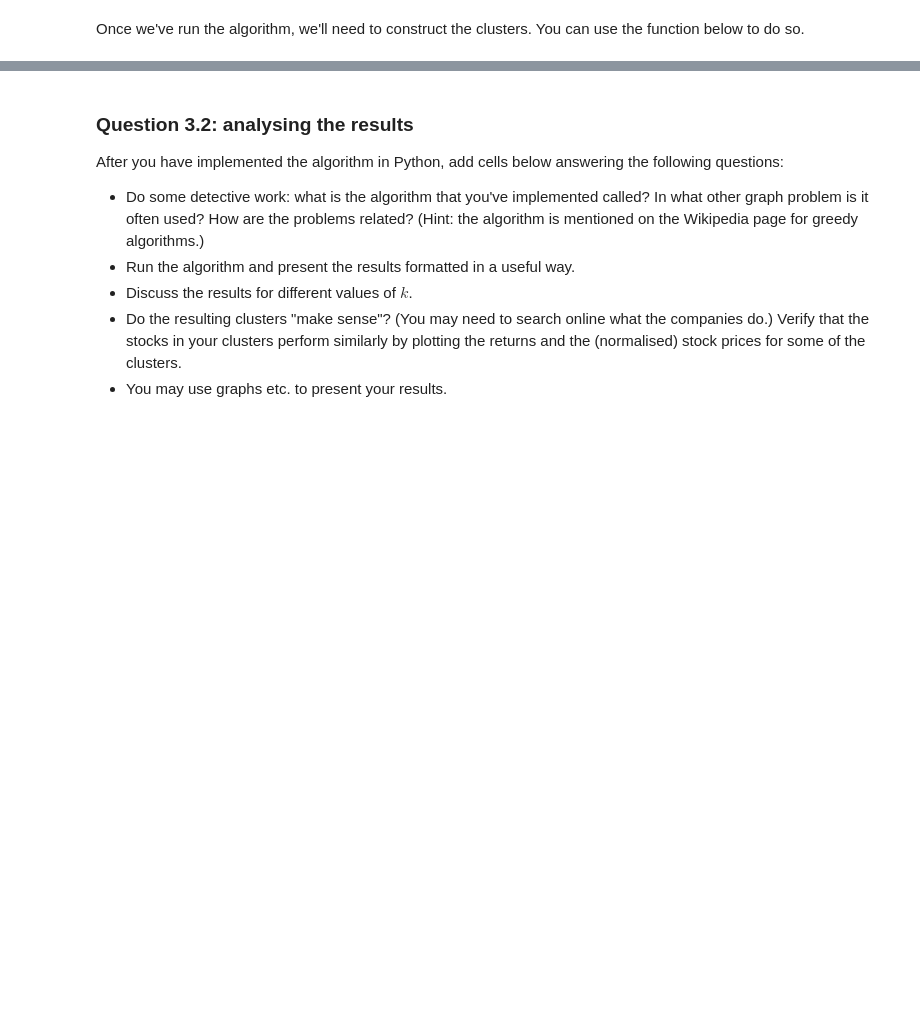
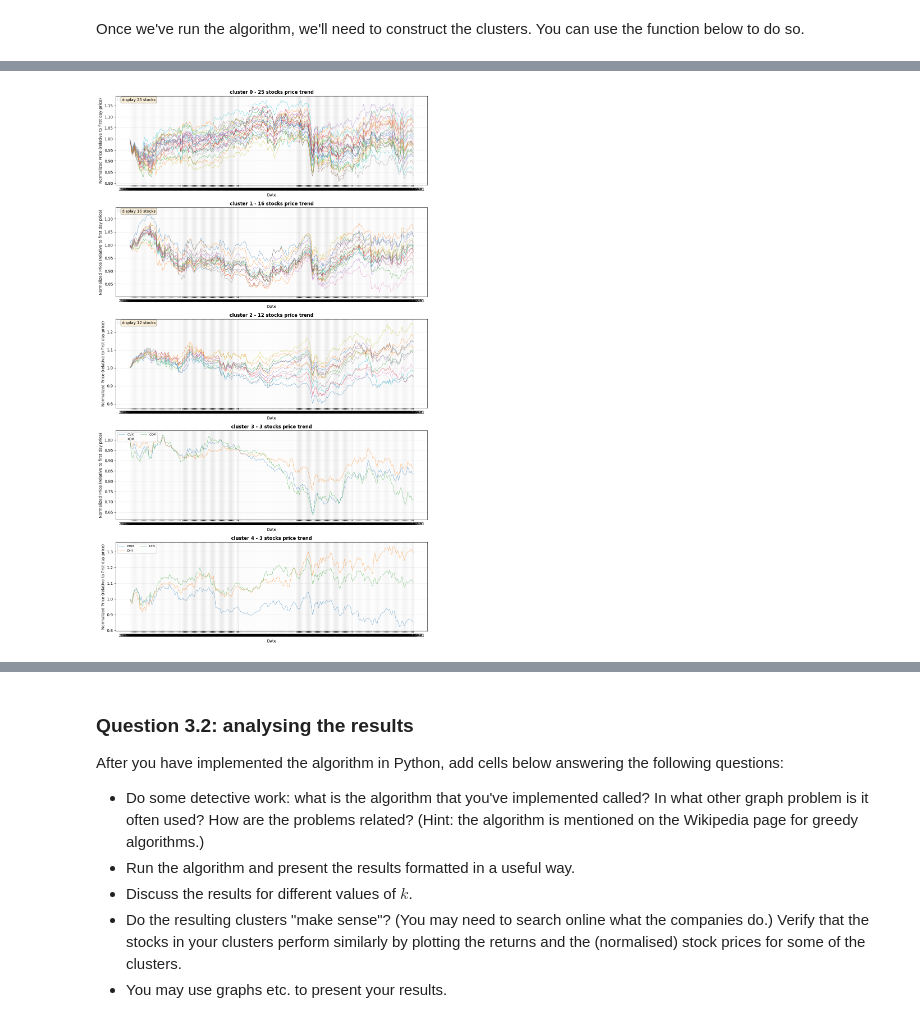
Before and after one commit to Mengsch3/apps-python-hw-03, a Jupyter notebook: hw_03_nb.ipynb, the cells around one changed output, grey strips where cells are left out. Saved outputs shown, nothing was run; the diff lists cells and outputs as text; code cells hidden in the pictures; blank space fills up the shorter version.

```diff
--- a/hw_03_nb.ipynb
+++ b/hw_03_nb.ipynb
@@ -444,5 +467,7 @@ def cluster_correlations(edge_list, firms, k=200):
 
     return set_starters, next_nodes
+# %%
+set_starters, next_nodes = cluster_correlations(edges, firms, k=200)
 # %% [markdown]
 Once we've run the algorithm, we'll need to construct the clusters. You can use the function below to do so.
 # %%
@@ -483,3 +508,19 @@ def construct_sets(set_starters, next_nodes):
     return all_sets
 
 all_clusters = construct_sets(set_starters,next_nodes)
+# %%
+# visualize the clusters
+# print all clusters information
+print(f"聚类总数: {len(all_clusters)}\n")
+
+# sort clusters by size
+sorted_clusters = sorted(all_clusters.items(), key=lambda x: len(x[1]), reverse=True)
+
+print("Size of clusters:")
+for i, (cluster_id, cluster_stocks) in enumerate(sorted_clusters):
+    print(f"Cluster {i}: {len(cluster_stocks)} stocks")
+    if len(cluster_stocks) <= 10:  # Only print members of smaller clusters
+        print(f"  Members: {sorted(cluster_stocks)}")
+    else:
+        print(f"  Members example: {sorted(list(cluster_stocks))[:10]}...")
+    print()
@@ -485,0 +545,37 @@ all_clusters = construct_sets(set_starters,next_nodes)
+# %%
+# create visual charts for each cluster
+
+n_clusters_to_plot = min(5, len(all_clusters))  # Plot the top 5 clusters
+
+fig, axes = plt.subplots(n_clusters_to_plot, 1, figsize=(12, 4*n_clusters_to_plot))
+if n_clusters_to_plot == 1:
+    axes = [axes]
+
+for i, (cluster_id, cluster_stocks) in enumerate(sorted_clusters[:n_clusters_to_plot]):
+    # obtain list of stocks in this cluster
+    cluster_stock_list = list(cluster_stocks)
+
+    # extract price data for these stocks and normalize (divide by the price on the first day)
+    cluster_prices = price_data[cluster_stock_list]
+    prices_normalized = cluster_prices.divide(cluster_prices.iloc[0])
+
+    # plot all stocks in this cluster
+    axes[i].plot(prices_normalized, alpha=0.6, linewidth=0.8)
+    axes[i].set_title(f'cluster {i} - {len(cluster_stocks)} stocks price trend', fontsize=12, fontweight='bold')
+    axes[i].set_xlabel('Date')
+    axes[i].set_ylabel('Normalized Price (relative to first day price)')
+    axes[i].grid(True, alpha=0.3)
+    axes[i].legend(cluster_stock_list if len(cluster_stock_list) <= 10 else [],
+                   loc='upper left', fontsize=8, ncol=2)
+
+    if len(cluster_stock_list) > 10:
+        axes[i].text(0.02, 0.98, f'display {len(cluster_stock_list)} stocks',
+                    transform=axes[i].transAxes,
+                    verticalalignment='top',
+                    bbox=dict(boxstyle='round', facecolor='wheat', alpha=0.5))
+
+plt.tight_layout()
+plt.savefig('all_clusters_visualization.png', dpi=150, bbox_inches='tight')
+plt.show()
+# %% [output]
+[figure, added]
```
Also changed, not shown: parts of 3 cells of this notebook, 2 other files.
